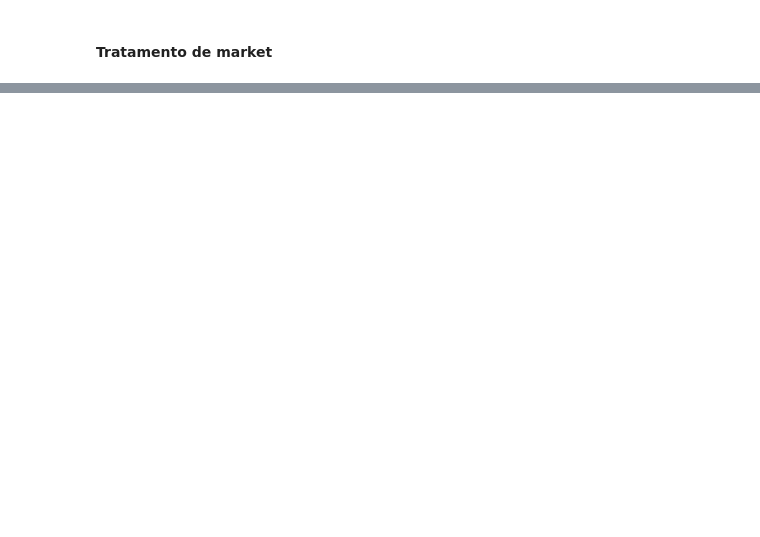
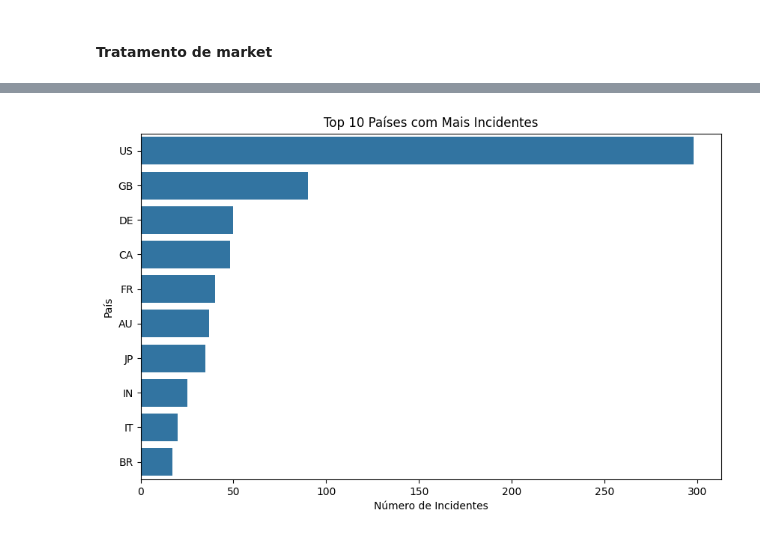
Before and after one commit to CoelhoGoes/pipeline-cybersecurity-breach-impact-dataset, a Jupyter notebook: src/main.ipynb, the cells around one changed output, grey strips where cells are left out. Saved outputs shown, nothing was run; the diff lists cells and outputs as text; code cells hidden in the pictures; blank space fills up the shorter version.

```diff
--- a/src/main.ipynb
+++ b/src/main.ipynb
@@ -293,0 +470,12 @@ df_market_bronze.head(5)
+# %%
+# Visualização 3: Top 10 países com mais incidentes
+top_countries = df_incidents_prata['COUNTRY_HQ'].value_counts().head(10).reset_index()
+top_countries.columns = ['País', 'Número de Incidentes']
+plt.figure(figsize=(10, 6))
+sns.barplot(data=top_countries, x='Número de Incidentes', y='País')
+plt.title('Top 10 Países com Mais Incidentes')
+plt.xlabel('Número de Incidentes')
+plt.ylabel('País')
+plt.show()
+# %% [output]
+[figure, added]
```
Also changed, not shown: parts of 29 cells of this notebook.
